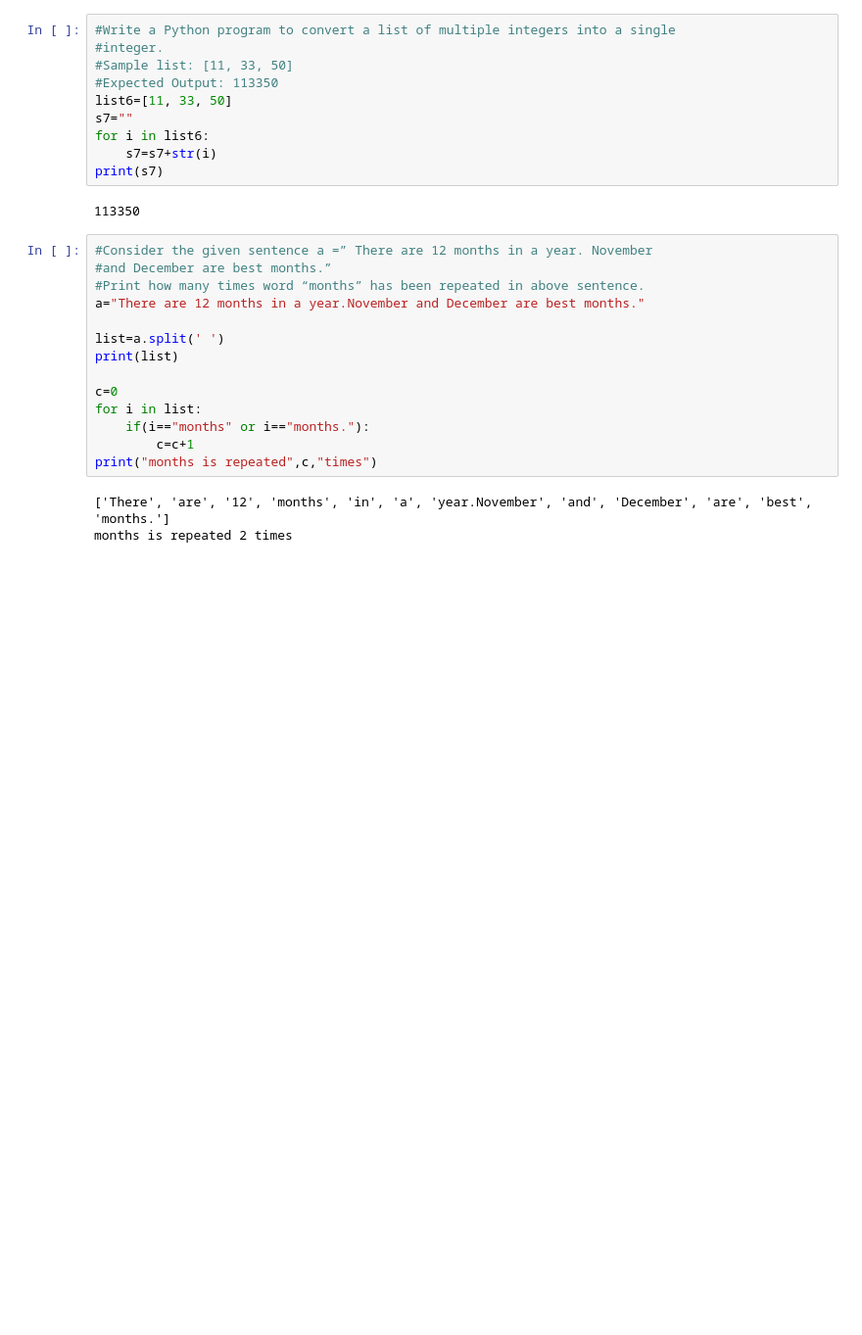
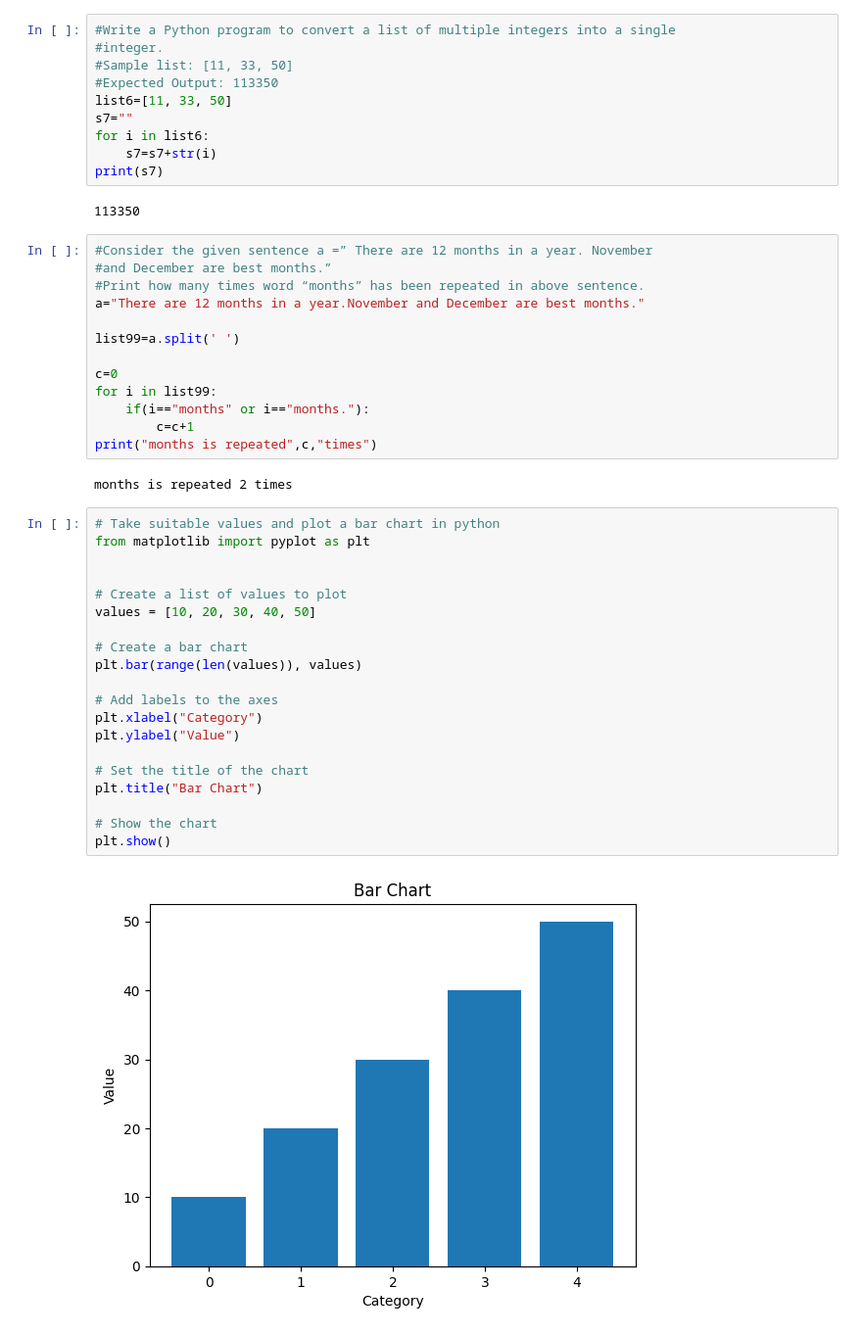
Before and after one commit to rohan-devs/pythonlab-extc-sem-4, a Jupyter notebook: solutions.ipynb, the cells around one changed output. Shown at 98% size. Cells and saved outputs as stored; diff of their text form; blank space fills up the shorter version.

```diff
--- a/solutions.ipynb
+++ b/solutions.ipynb
@@ -573,14 +573,34 @@ print(s7)
 #Print how many times word “months” has been repeated in above sentence.
 a="There are 12 months in a year.November and December are best months."
 
-list=a.split(' ')
-print(list)
+list99=a.split(' ')
 
 c=0
-for i in list:
+for i in list99:
     if(i=="months" or i=="months."):
         c=c+1
 print("months is repeated",c,"times")
 # %% [output]
-['There', 'are', '12', 'months', 'in', 'a', 'year.November', 'and', 'December', 'are', 'best', 'months.']
 months is repeated 2 times
+# %%
+# Take suitable values and plot a bar chart in python
+from matplotlib import pyplot as plt
+
+
+# Create a list of values to plot
+values = [10, 20, 30, 40, 50]
+
+# Create a bar chart
+plt.bar(range(len(values)), values)
+
+# Add labels to the axes
+plt.xlabel("Category")
+plt.ylabel("Value")
+
+# Set the title of the chart
+plt.title("Bar Chart")
+
+# Show the chart
+plt.show()
+# %% [output]
+[figure, added]
```
Also changed, not shown: parts of 4 cells of this notebook.
